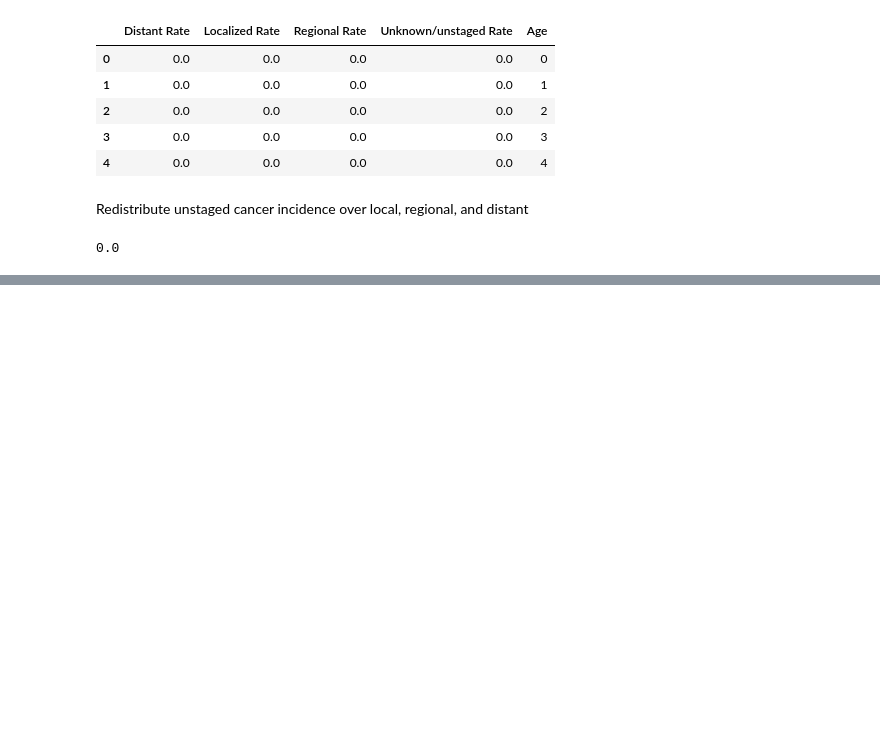
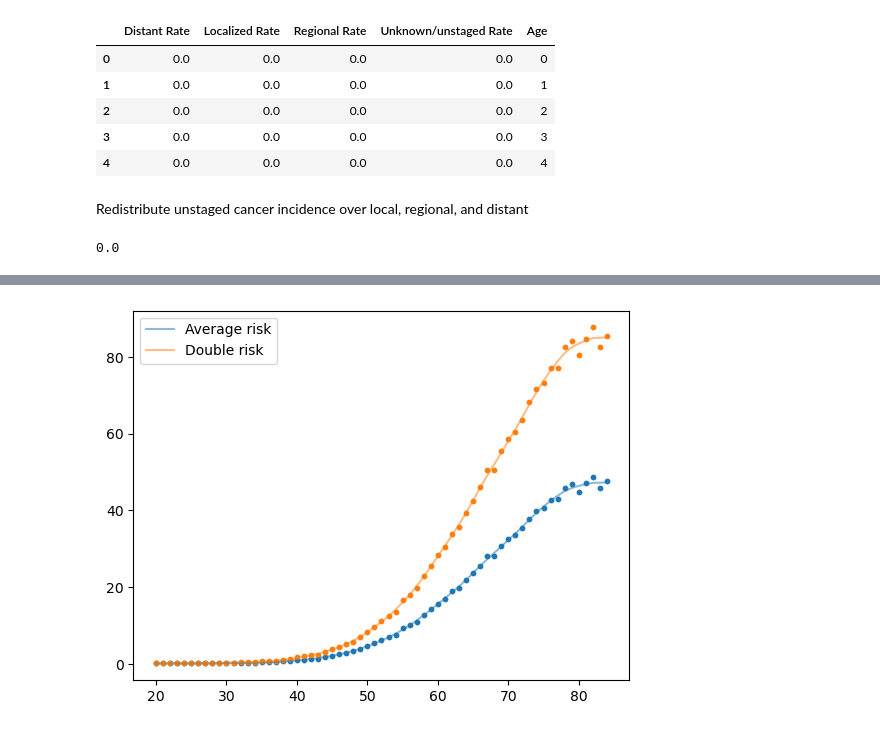
Before and after one commit to CUMC-HIRE/endpac-pancreatic-model, a Jupyter notebook: notebooks/data-cleaning-incidence_1y.ipynb, the cells around one changed output, grey strips where cells are left out. Saved outputs shown, nothing was run; the diff lists cells and outputs as text; code cells hidden in the pictures; blank space fills up the shorter version.

Commit message:
data: smoothed data curves and 2x incidence for all ages (model 2)

```diff
--- a/notebooks/data-cleaning-incidence_1y.ipynb
+++ b/notebooks/data-cleaning-incidence_1y.ipynb
@@ -64,0 +81,21 @@ pivot_df = pivot_df[pivot_df['Age']<85]
+# %%
+from csaps import csaps
+import matplotlib.pyplot as plt
+
+avg_risk = pivot_df.drop(columns=['Distant Rate', 'Localized Rate', 'Regional Rate', 'Unknown/unstaged Rate', 'LRD Rate'])
+double_risk = pivot_df.copy()
+double_risk['LRDU Rate'] = 1.8 * double_risk['LRDU Rate']
+
+# Smooth the rates
+avg_smooth = csaps(avg_risk['Age'], avg_risk['LRDU Rate'], smooth=0.3)(avg_risk['Age'])
+double_smooth = csaps(double_risk['Age'], double_risk['LRDU Rate'], smooth=0.3)(double_risk['Age'])
+
+# Plot
+plt.plot(avg_risk['Age'], avg_smooth, linestyle="-", alpha=0.5, label="Average risk")
+plt.scatter(avg_risk['Age'], avg_risk['LRDU Rate'], s=10)
+plt.plot(double_risk['Age'], double_smooth, linestyle="-", alpha=0.5, label="Double risk")
+plt.scatter(double_risk['Age'], double_risk['LRDU Rate'], s=10)
+plt.legend()
+plt.show()
+# %% [output]
+[figure, added]
```
Also changed, not shown: parts of 3 cells of this notebook, 2 other files.
